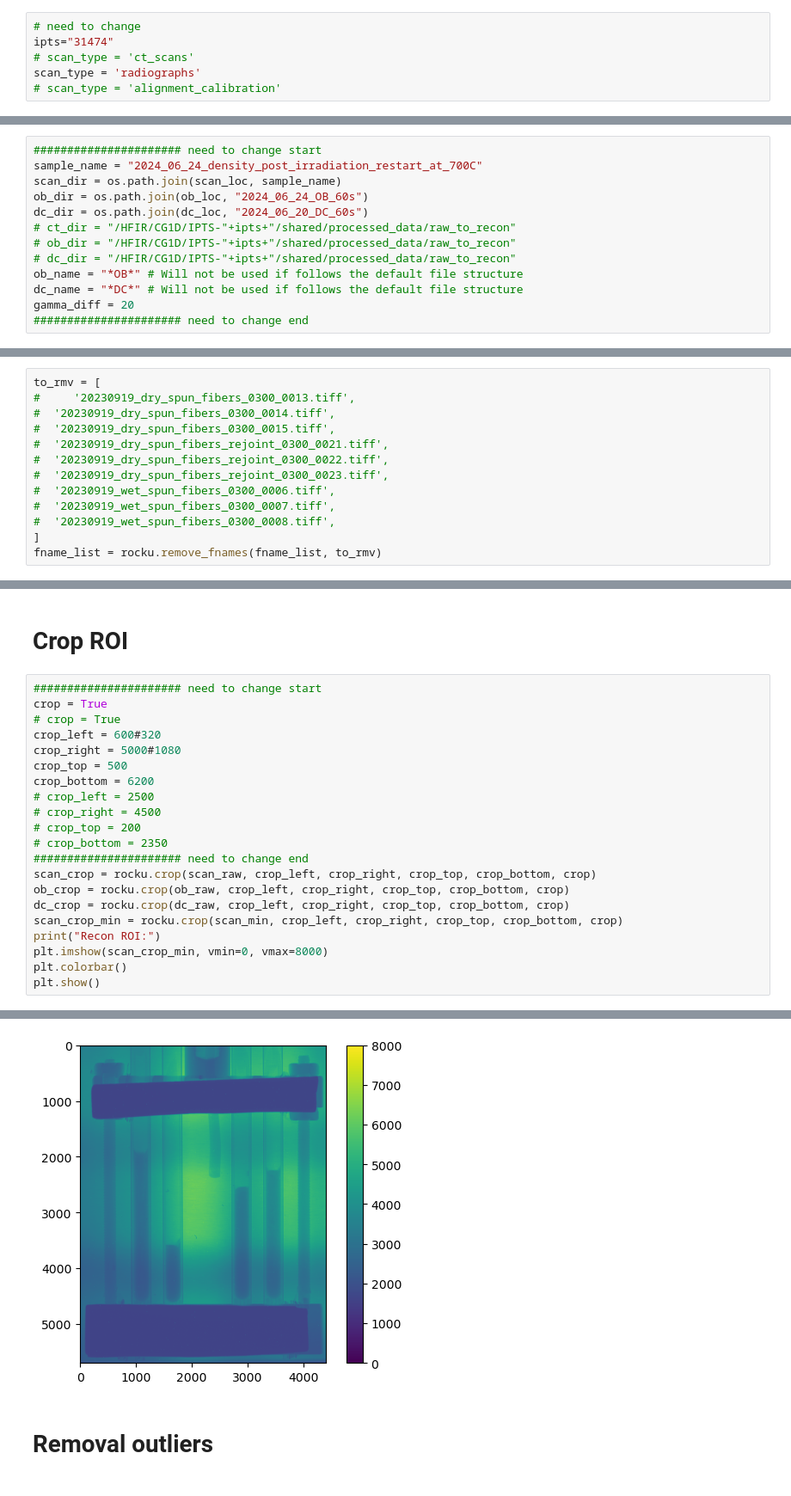
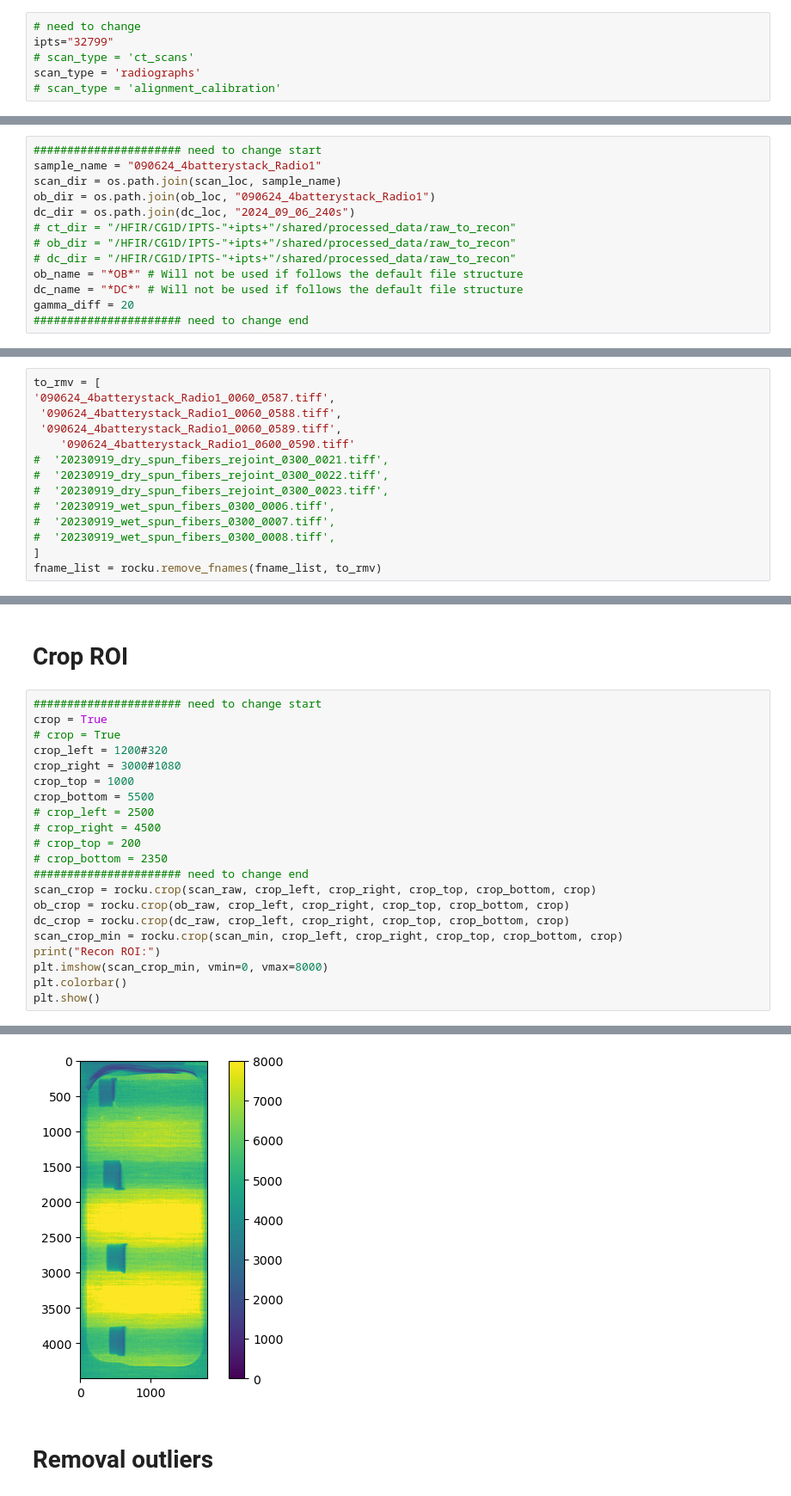
Before and after one commit to zhangy6x/research_stuff, a Jupyter notebook: jupyter_notebooks/norm_recon/sub_normalization.ipynb, the cells around one changed output, grey strips where cells are left out. Shown at 86% size. Drawn from its saved outputs; the diff is of its cells as text.

```diff
--- a/jupyter_notebooks/norm_recon/sub_normalization.ipynb
+++ b/jupyter_notebooks/norm_recon/sub_normalization.ipynb
@@ -19,6 +19,6 @@ ncore
 # %%
 # need to change
-ipts="31474"
+ipts="32799"
 # scan_type = 'ct_scans'
 scan_type = 'radiographs'
 # scan_type = 'alignment_calibration'
@@ -41,9 +44,9 @@ sorted(os.listdir(dc_loc))
 # %%
 ###################### need to change start
-sample_name = "2024_06_24_density_post_irradiation_restart_at_700C"
+sample_name = "090624_4batterystack_Radio1"
 scan_dir = os.path.join(scan_loc, sample_name)
-ob_dir = os.path.join(ob_loc, "2024_06_24_OB_60s")
-dc_dir = os.path.join(dc_loc, "2024_06_20_DC_60s")
+ob_dir = os.path.join(ob_loc, "090624_4batterystack_Radio1")
+dc_dir = os.path.join(dc_loc, "2024_09_06_240s")
 # ct_dir = "/HFIR/CG1D/IPTS-"+ipts+"/shared/processed_data/raw_to_recon"
 # ob_dir = "/HFIR/CG1D/IPTS-"+ipts+"/shared/processed_data/raw_to_recon"
 # dc_dir = "/HFIR/CG1D/IPTS-"+ipts+"/shared/processed_data/raw_to_recon"
@@ -81,8 +84,9 @@ fname_list
 # %%
 to_rmv = [
-#     '20230919_dry_spun_fibers_0300_0013.tiff',
-#  '20230919_dry_spun_fibers_0300_0014.tiff',
-#  '20230919_dry_spun_fibers_0300_0015.tiff',
+'090624_4batterystack_Radio1_0060_0587.tiff',
+ '090624_4batterystack_Radio1_0060_0588.tiff',
+ '090624_4batterystack_Radio1_0060_0589.tiff',
+    '090624_4batterystack_Radio1_0600_0590.tiff'
 #  '20230919_dry_spun_fibers_rejoint_0300_0021.tiff',
 #  '20230919_dry_spun_fibers_rejoint_0300_0022.tiff',
 #  '20230919_dry_spun_fibers_rejoint_0300_0023.tiff',
@@ -204,27 +194,27 @@ plt.show()
 # %%
 ###################### need to change start
 crop = True
 # crop = True
-crop_left = 600#320
-crop_right = 5000#1080
-crop_top = 500
-crop_bottom = 6200
+crop_left = 1200#320
+crop_right = 3000#1080
+crop_top = 1000
+crop_bottom = 5500
 # crop_left = 2500
 # crop_right = 4500
 # crop_top = 200
 # crop_bottom = 2350
 ###################### need to change end
 scan_crop = rocku.crop(scan_raw, crop_left, crop_right, crop_top, crop_bottom, crop)
 ob_crop = rocku.crop(ob_raw, crop_left, crop_right, crop_top, crop_bottom, crop)
 dc_crop = rocku.crop(dc_raw, crop_left, crop_right, crop_top, crop_bottom, crop)
 scan_crop_min = rocku.crop(scan_min, crop_left, crop_right, crop_top, crop_bottom, crop)
 print("Recon ROI:")
 plt.imshow(scan_crop_min, vmin=0, vmax=8000)
 plt.colorbar()
 plt.show()
 # %% [output]
 Recon ROI:
-[figure, old version]
+[figure, new version]
 # %% [markdown]
 # Removal outliers
 # %%
```
Also changed, not shown: parts of 25 cells of this notebook, 1 other file.
